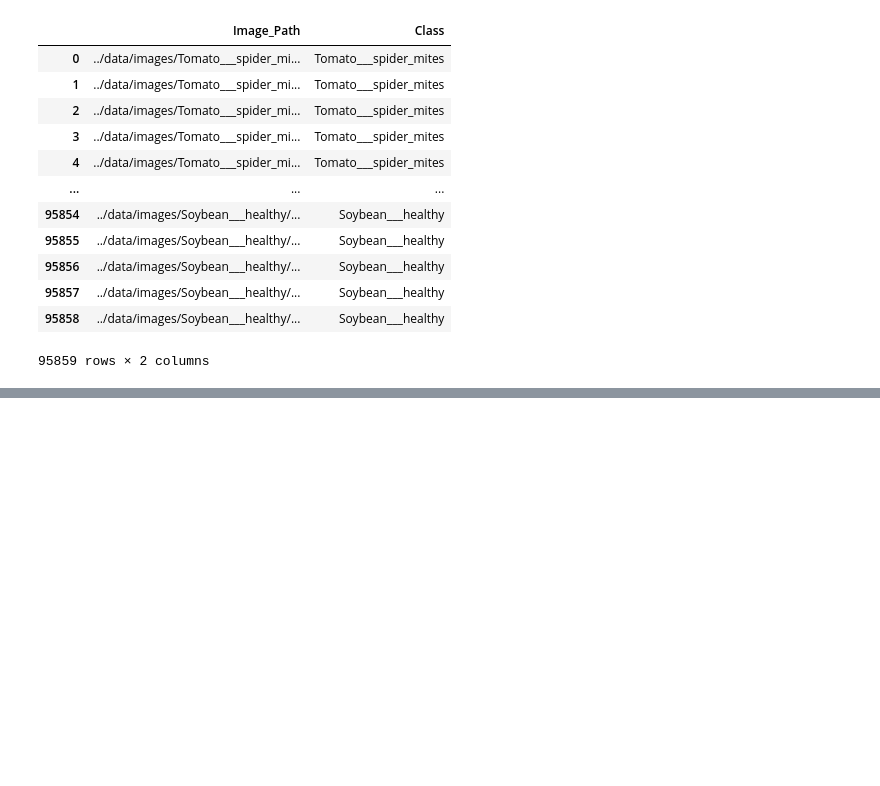
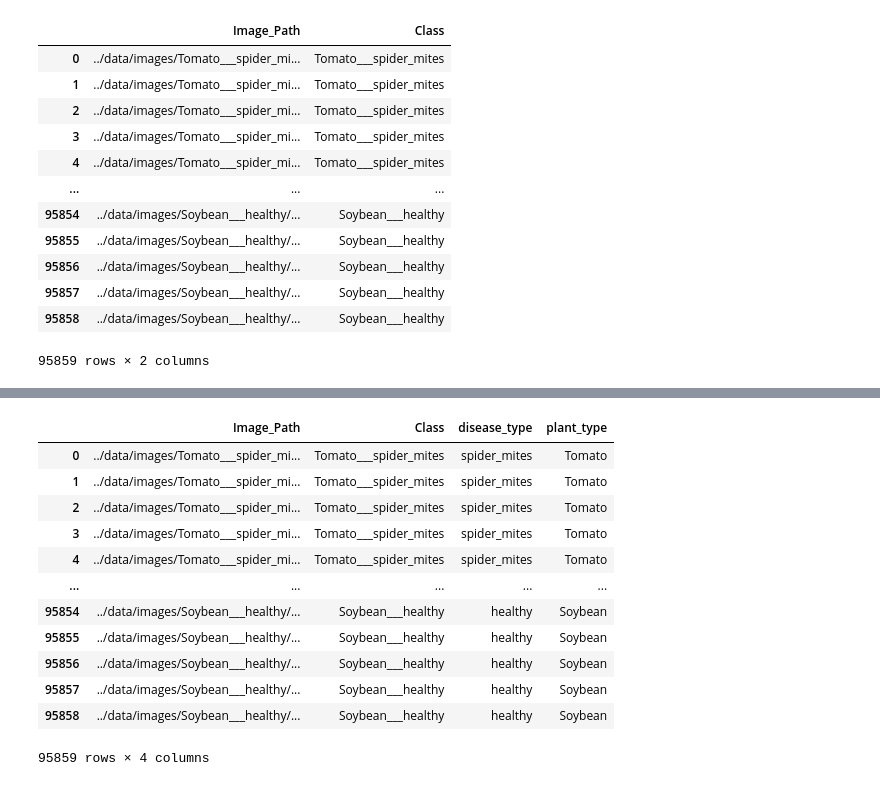
Before and after one commit to forster-j/AgronomiCare, a Jupyter notebook: notebooks/load_data.ipynb, the cells around one changed output, grey strips where cells are left out. Saved outputs shown, nothing was run; the diff lists cells and outputs as text; code cells hidden in the pictures; blank space fills up the shorter version.

```diff
--- a/notebooks/load_data.ipynb
+++ b/notebooks/load_data.ipynb
@@ -42,0 +133,16 @@ IndexError: list index out of range
+# %%
+df
+# %% [output]
+|  | Image_Path | Class | disease_type | plant_type |
+| 0 | ../data/images/Tomato___spider_mi... | Tomato___spider_mites | spider_mites | Tomato |
+| 1 | ../data/images/Tomato___spider_mi... | Tomato___spider_mites | spider_mites | Tomato |
+| 2 | ../data/images/Tomato___spider_mi... | Tomato___spider_mites | spider_mites | Tomato |
+| 3 | ../data/images/Tomato___spider_mi... | Tomato___spider_mites | spider_mites | Tomato |
+| 4 | ../data/images/Tomato___spider_mi... | Tomato___spider_mites | spider_mites | Tomato |
+| ... | ... | ... | ... | ... |
+| 95854 | ../data/images/Soybean___healthy/... | Soybean___healthy | healthy | Soybean |
+| 95855 | ../data/images/Soybean___healthy/... | Soybean___healthy | healthy | Soybean |
+| 95856 | ../data/images/Soybean___healthy/... | Soybean___healthy | healthy | Soybean |
+| 95857 | ../data/images/Soybean___healthy/... | Soybean___healthy | healthy | Soybean |
+| 95858 | ../data/images/Soybean___healthy/... | Soybean___healthy | healthy | Soybean |
+95859 rows × 4 columns
```
Also changed, not shown: parts of 7 cells of this notebook.
